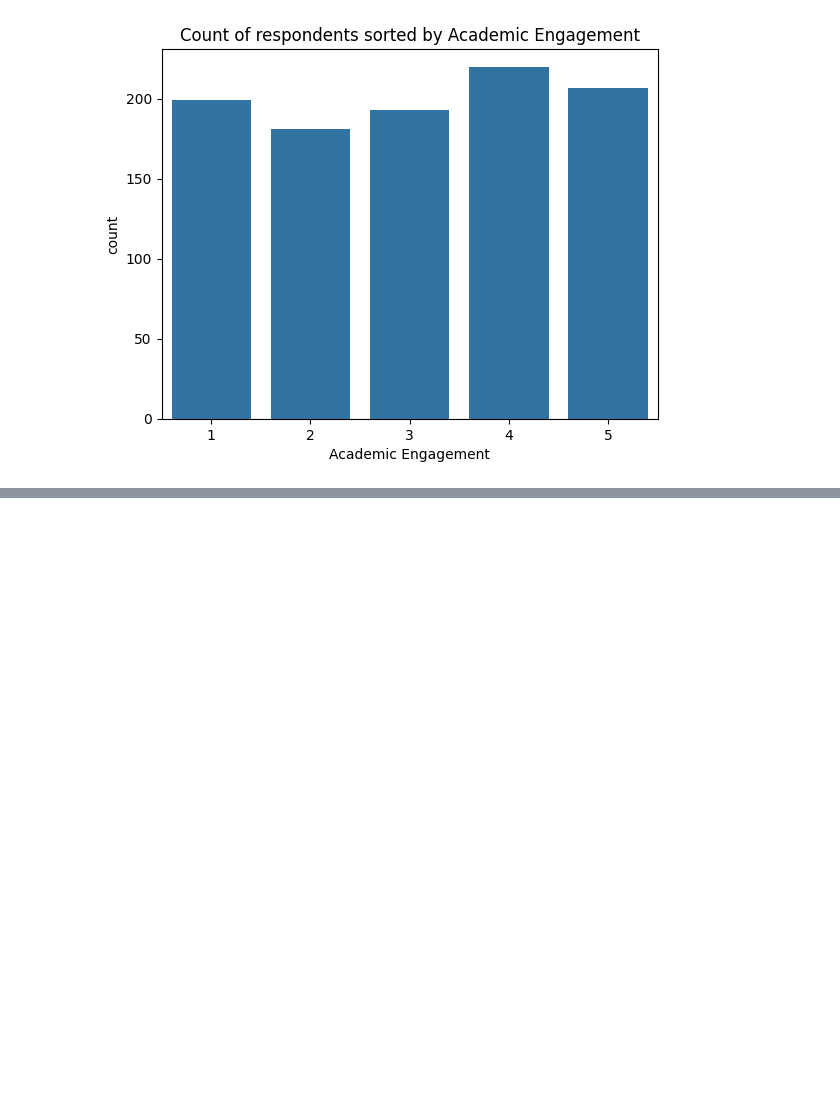
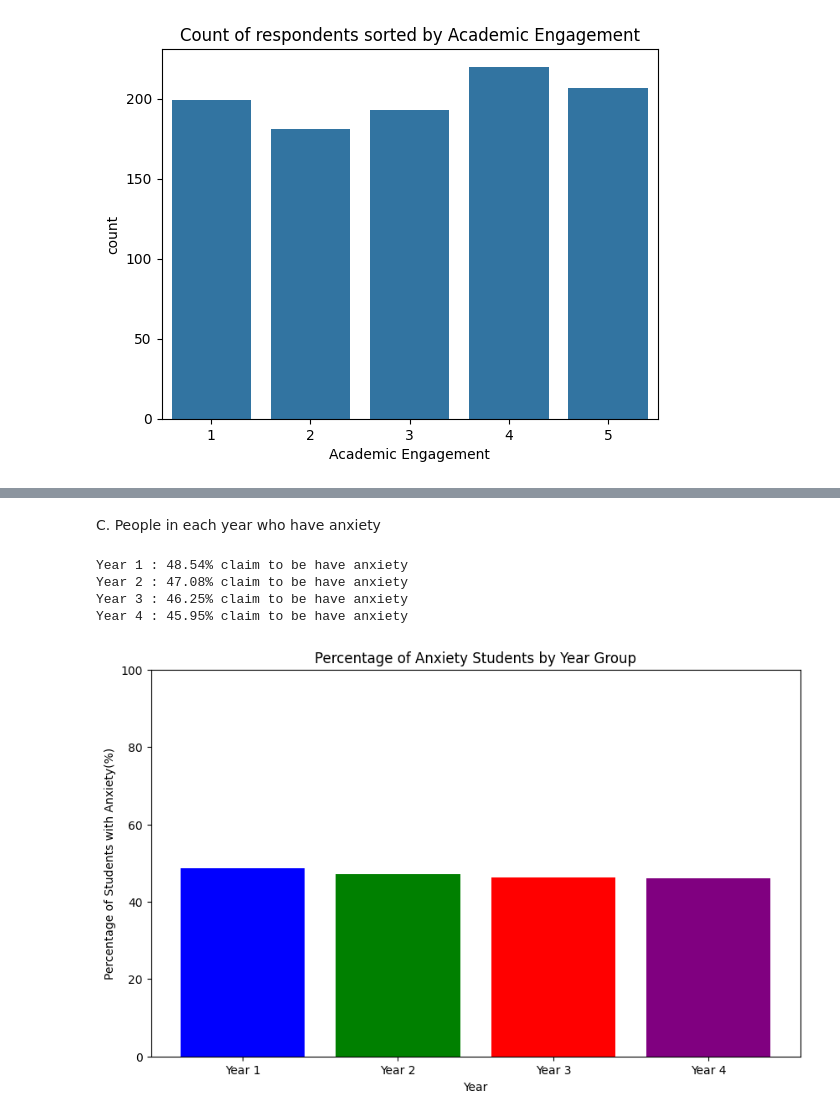
Before and after one commit to NoorHannan29/Assignment_ML, a Jupyter notebook: Main_Assignment/Assignment_ML.ipynb, the cells around one changed output, grey strips where cells are left out. Drawn from its saved outputs; the diff is of its cells as text; code cells hidden in the pictures; blank space fills up the shorter version.

```diff
--- a/Main_Assignment/Assignment_ML.ipynb
+++ b/Main_Assignment/Assignment_ML.ipynb
@@ -130,0 +216,25 @@ print (course_count)
+# %% [markdown]
+C. People in each year who have anxiety
+# %%
+#Percentage of respondents per year who get anxiety
+depression_percentage = df.groupby('YearOfStudy')['Anxiety'].mean() *100
+
+depression_percentage = depression_percentage.reset_index()
+
+# Print the percentage of depressed students for each year
+for index, row in depression_percentage.iterrows():
+    print(f"{row['YearOfStudy']} : {row['Anxiety']:.2f}% claim to be have anxiety")
+
+plt.figure(figsize=(10, 6))
+plt.bar(depression_percentage['YearOfStudy'], depression_percentage['Anxiety'], color=['blue', 'green', 'red', 'purple'])
+plt.xlabel('Year')
+plt.ylabel('Percentage of Students with Anxiety(%)')
+plt.title('Percentage of Anxiety Students by Year Group')
+plt.ylim(0, 100)  # Set the y-axis limit to 0-100%
+plt.show()
+# %% [output]
+Year 1 : 48.54% claim to be have anxiety
+Year 2 : 47.08% claim to be have anxiety
+Year 3 : 46.25% claim to be have anxiety
+Year 4 : 45.95% claim to be have anxiety
+[figure, added]
```
Also changed, not shown: parts of 15 cells of this notebook.
